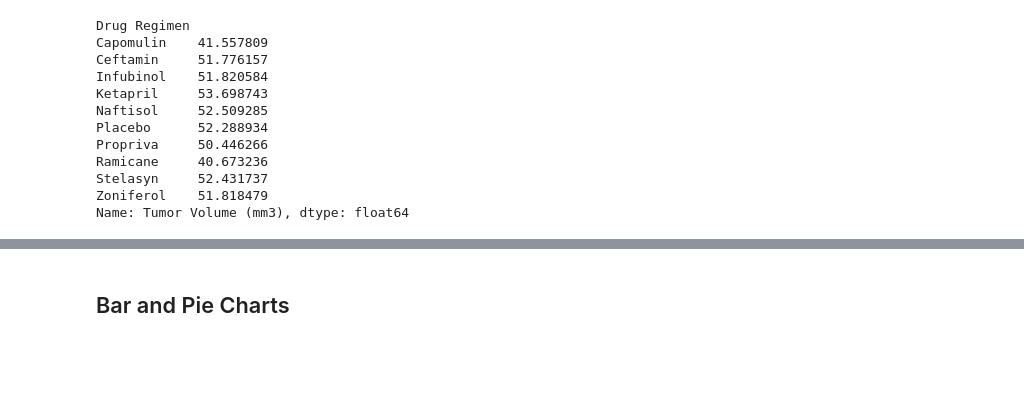
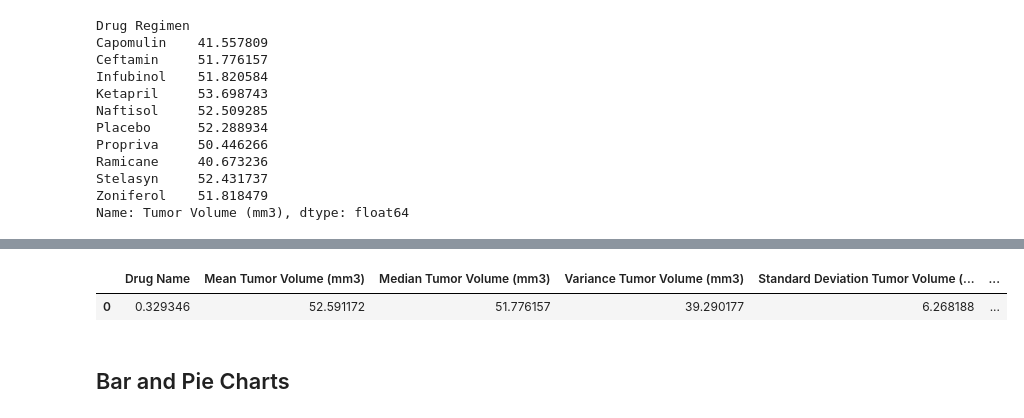
Before and after one commit to PeterGeorgeVlahos/Matplotlib, a Jupyter notebook: pymaceuticals_working_notebook.ipynb, the cells around one changed output, grey strips where cells are left out. Cells and saved outputs as stored; diff of their text form; code cells hidden in the pictures; blank space fills up the shorter version.

```diff
--- a/pymaceuticals_working_notebook.ipynb
+++ b/pymaceuticals_working_notebook.ipynb
@@ -202,5 +188,6 @@ Name: Tumor Volume (mm3), dtype: float64
 # %%
-clean_mouse_data_grouped['Tumor Volume (mm3)'].median()
+median_data_grouped = clean_mouse_data_grouped['Tumor Volume (mm3)'].median()
+median_data_grouped
 # %% [output]
 Drug Regimen
 Capomulin    41.557809
@@ -243,0 +204,3 @@ UnsupportedFunctionCall: numpy operations are not valid with groupby. Use .group
+# %%
+var_data_grouped = clean_mouse_data_grouped['Tumor Volume (mm3)'].var()
+var_data_grouped
@@ -243,0 +220,3 @@ UnsupportedFunctionCall: numpy operations are not valid with groupby. Use .group
+# %%
+std_data_grouped = clean_mouse_data_grouped['Tumor Volume (mm3)'].std()
+std_data_grouped
@@ -243,0 +236,3 @@ UnsupportedFunctionCall: numpy operations are not valid with groupby. Use .group
+# %%
+sem__data_grouped = clean_mouse_data_grouped['Tumor Volume (mm3)'].sem()
+sem__data_grouped
@@ -244,7 +252,17 @@ UnsupportedFunctionCall: numpy operations are not valid with groupby. Use .group
 # %%
 # Generate a summary statistics table of mean, median, variance, standard deviation, and SEM of the tumor volume for each regimen
+summary_data_drug_r = pd.DataFrame([{
+                                    'Mean Tumor Volume (mm3)': mean_data_grouped[1],
+                                    'Median  Tumor Volume (mm3)': median_data_grouped[1],
+                                    'Variance Tumor Volume (mm3)': var_data_grouped[1],
+                                    'Standard Deviation Tumor Volume (mm3)': std_data_grouped[1],
+                                    'SEM  Tumor Volume (mm3)': sem__data_grouped[1]}])
+summary_data_drug_r
 
 # Using the aggregation method, produce the same summary statistics in a single line
+# %% [output]
+|  | Drug Name | Mean Tumor Volume (mm3) | Median Tumor Volume (mm3) | Variance Tumor Volume (mm3) | Standard Deviation Tumor Volume (... | ... |
+| 0 | 0.329346 | 52.591172 | 51.776157 | 39.290177 | 6.268188 | ... |
 # %% [markdown]
 ## Bar and Pie Charts
 # %%
```
Also changed, not shown: parts of 14 cells of this notebook.
